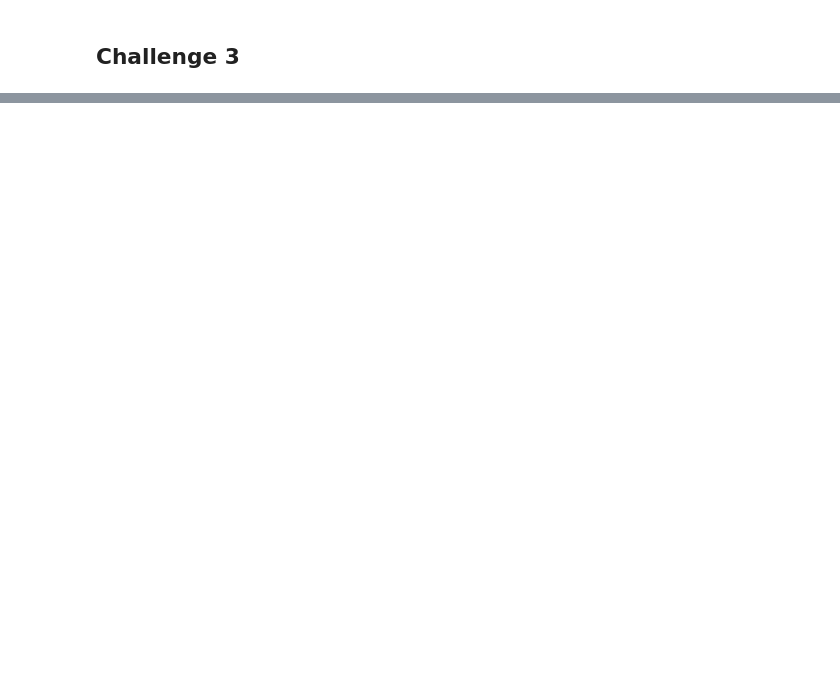
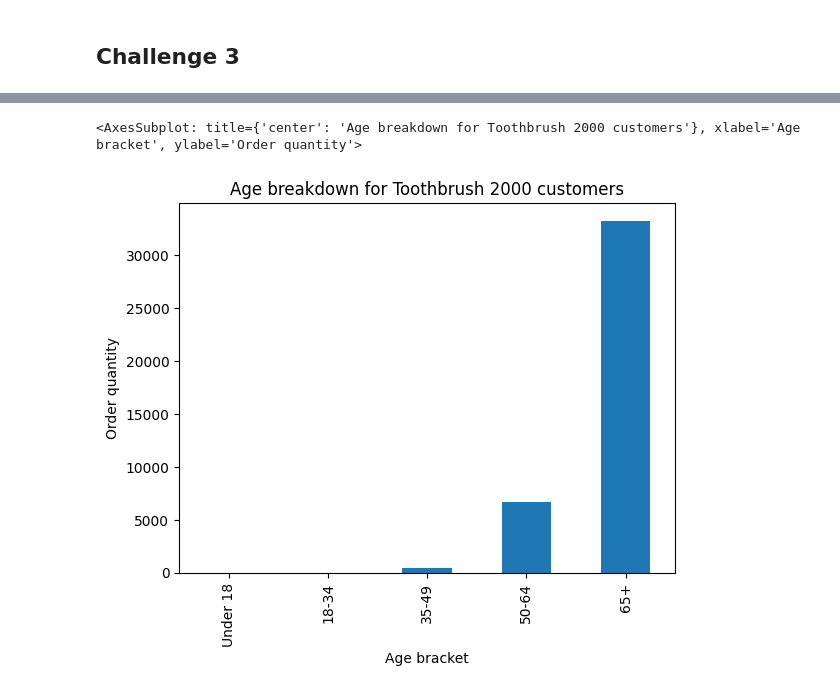
Before and after one commit to ArunMRK/Toothbrush, a Jupyter notebook: Toothbrush/ToothbrushXYZ.ipynb, the cells around one changed output, grey strips where cells are left out. Cells and saved outputs as stored; diff of their text form; code cells hidden in the pictures; blank space fills up the shorter version.

```diff
--- a/Toothbrush/ToothbrushXYZ.ipynb
+++ b/Toothbrush/ToothbrushXYZ.ipynb
@@ -351,0 +485,10 @@ Name: Delivery Date, dtype: int64
+# %%
+df['order_time']=df['order_date'].dt.hour
+# %%
+time_windows = ['Before 6am', '6am-midday', 'Midday-6pm', 'After 6pm']
+time_bins = [0,6,12,18,24]
+df['time_windows'] = pd.cut(df['order_time'], labels=time_windows, bins=time_bins)
+# %%
+age_labels = ['Under 18', '18-34', '35-49', '50-64','65+']
+age_bins = [0,17, 34, 49, 64,150]
+df['age_bracket'] = pd.cut(df['customer_age'], labels=age_labels, bins=age_bins)
@@ -351,0 +509,9 @@ Name: Delivery Date, dtype: int64
+# %%
+df_2000=df[df['toothbrush_type']=='Toothbrush 2000']
+# %%
+df_2000.groupby('age_bracket').sum().plot(
+    kind='bar',y='order_quantity',xlabel='Age bracket',ylabel='Order quantity',legend=False,title='Age breakdown for Toothbrush 2000 customers'
+)
+# %% [output]
+<AxesSubplot: title={'center': 'Age breakdown for Toothbrush 2000 customers'}, xlabel='Age bracket', ylabel='Order quantity'>
+[figure, added]
```
Also changed, not shown: parts of 28 cells of this notebook.
